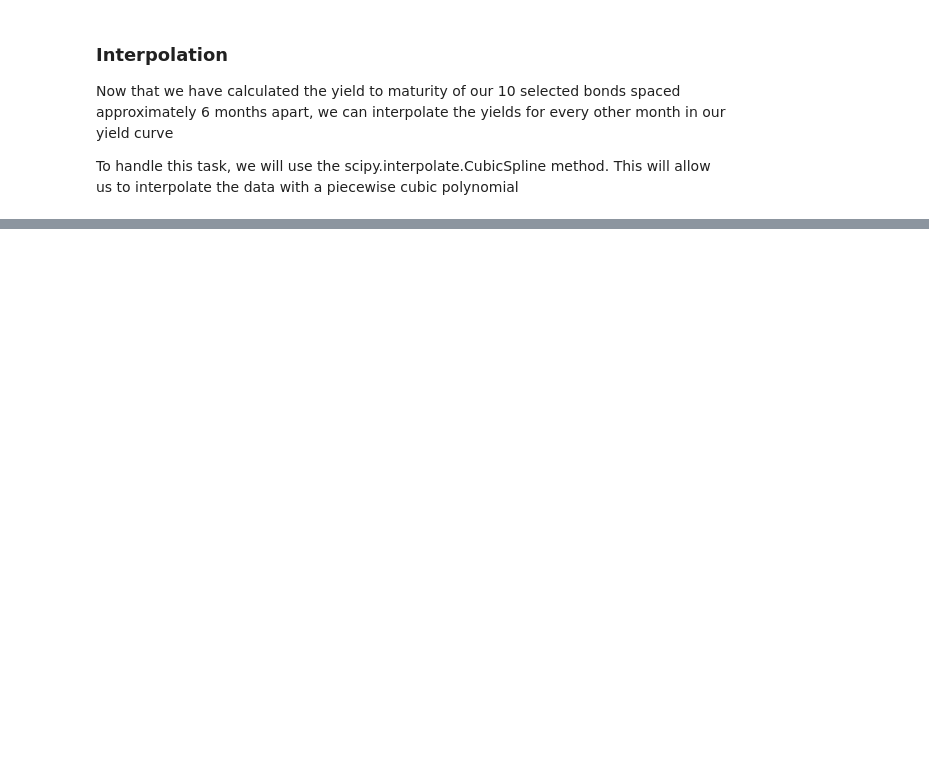
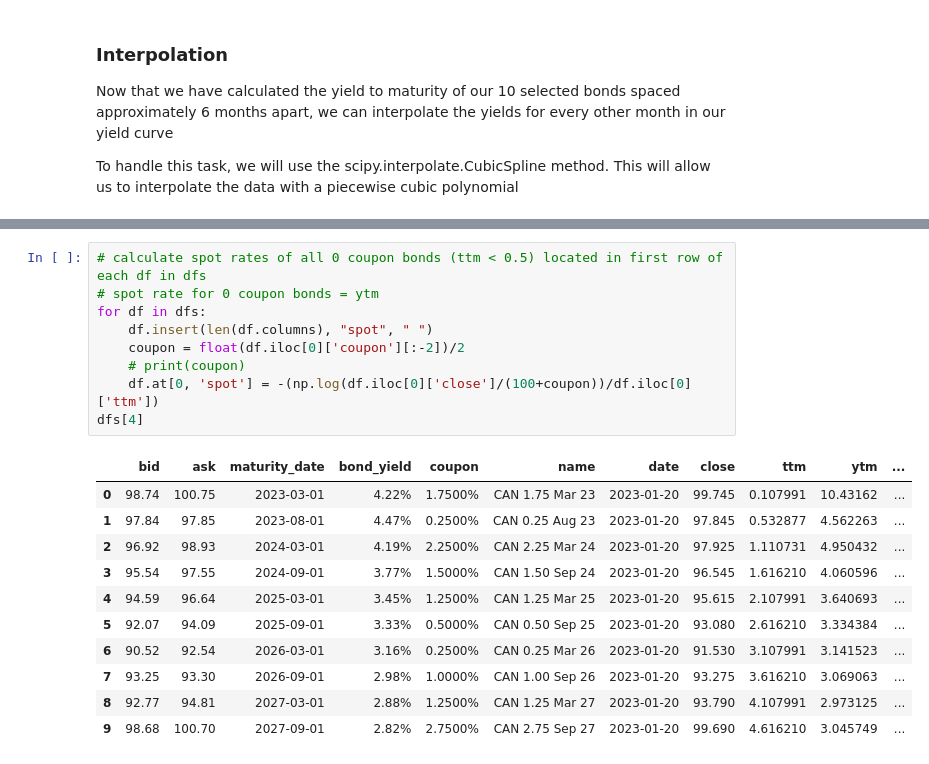
Before and after one commit to Sampie314/yieldcurve-apm466a1-repo, a Jupyter notebook: main.ipynb, the cells around one changed output, grey strips where cells are left out. Drawn from its saved outputs; the diff is of its cells as text; blank space fills up the shorter version.

```diff
--- a/main.ipynb
+++ b/main.ipynb
@@ -194,0 +258,21 @@ plt.show()
+# %%
+# calculate spot rates of all 0 coupon bonds (ttm < 0.5) located in first row of each df in dfs
+# spot rate for 0 coupon bonds = ytm
+for df in dfs:
+    df.insert(len(df.columns), "spot", " ")
+    coupon = float(df.iloc[0]['coupon'][:-2])/2
+    # print(coupon)
+    df.at[0, 'spot'] = -(np.log(df.iloc[0]['close']/(100+coupon))/df.iloc[0]['ttm'])
+dfs[4]
+# %% [output]
+|  | bid | ask | maturity_date | bond_yield | coupon | name | date | close | ttm | ytm | ... |
+| 0 | 98.74 | 100.75 | 2023-03-01 | 4.22% | 1.7500% | CAN 1.75 Mar 23 | 2023-01-20 | 99.745 | 0.107991 | 10.43162 | ... |
+| 1 | 97.84 | 97.85 | 2023-08-01 | 4.47% | 0.2500% | CAN 0.25 Aug 23 | 2023-01-20 | 97.845 | 0.532877 | 4.562263 | ... |
+| 2 | 96.92 | 98.93 | 2024-03-01 | 4.19% | 2.2500% | CAN 2.25 Mar 24 | 2023-01-20 | 97.925 | 1.110731 | 4.950432 | ... |
+| 3 | 95.54 | 97.55 | 2024-09-01 | 3.77% | 1.5000% | CAN 1.50 Sep 24 | 2023-01-20 | 96.545 | 1.616210 | 4.060596 | ... |
+| 4 | 94.59 | 96.64 | 2025-03-01 | 3.45% | 1.2500% | CAN 1.25 Mar 25 | 2023-01-20 | 95.615 | 2.107991 | 3.640693 | ... |
+| 5 | 92.07 | 94.09 | 2025-09-01 | 3.33% | 0.5000% | CAN 0.50 Sep 25 | 2023-01-20 | 93.080 | 2.616210 | 3.334384 | ... |
+| 6 | 90.52 | 92.54 | 2026-03-01 | 3.16% | 0.2500% | CAN 0.25 Mar 26 | 2023-01-20 | 91.530 | 3.107991 | 3.141523 | ... |
+| 7 | 93.25 | 93.30 | 2026-09-01 | 2.98% | 1.0000% | CAN 1.00 Sep 26 | 2023-01-20 | 93.275 | 3.616210 | 3.069063 | ... |
+| 8 | 92.77 | 94.81 | 2027-03-01 | 2.88% | 1.2500% | CAN 1.25 Mar 27 | 2023-01-20 | 93.790 | 4.107991 | 2.973125 | ... |
+| 9 | 98.68 | 100.70 | 2027-09-01 | 2.82% | 2.7500% | CAN 2.75 Sep 27 | 2023-01-20 | 99.690 | 4.616210 | 3.045749 | ... |
```
Also changed, not shown: parts of 18 cells of this notebook.
